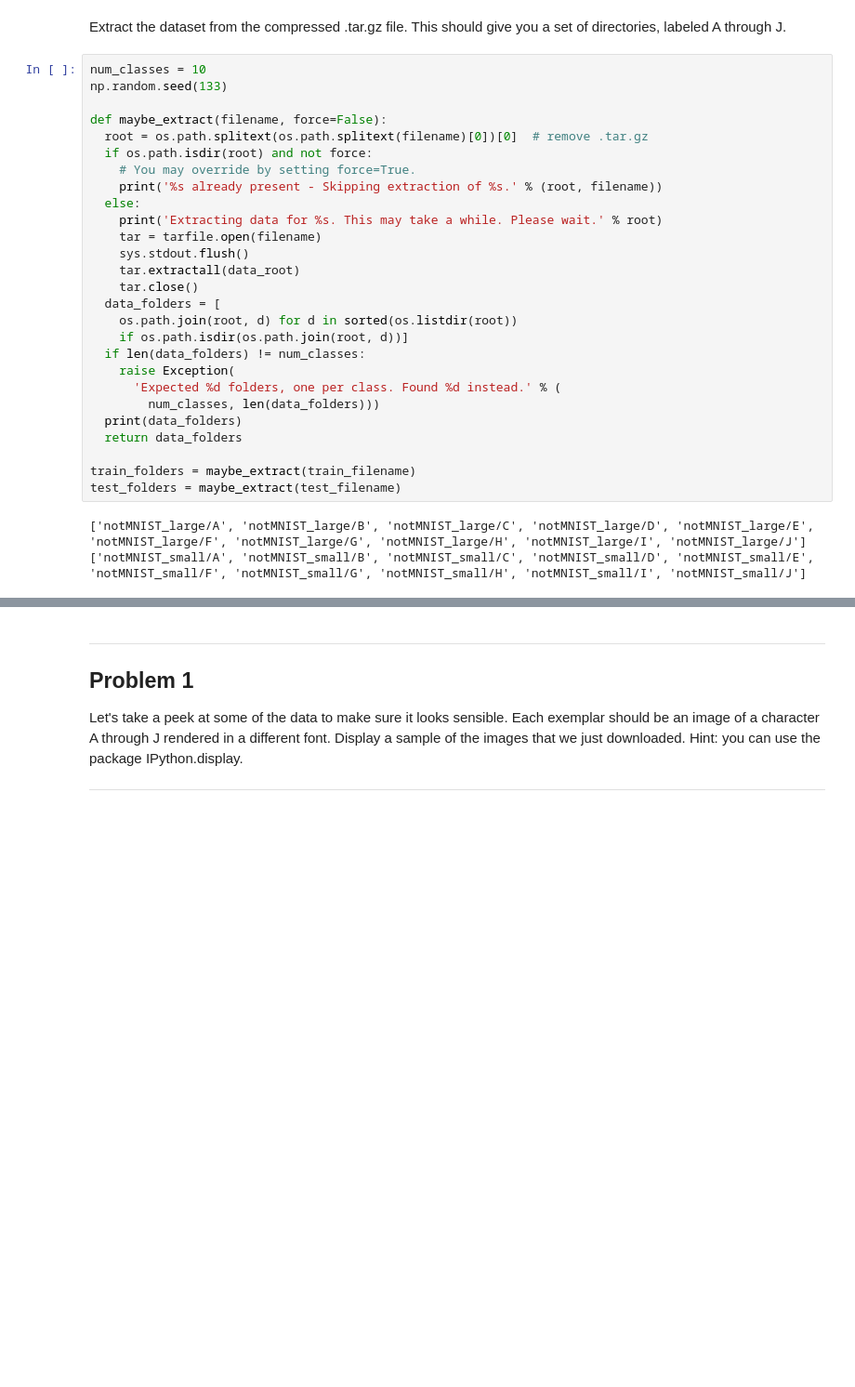
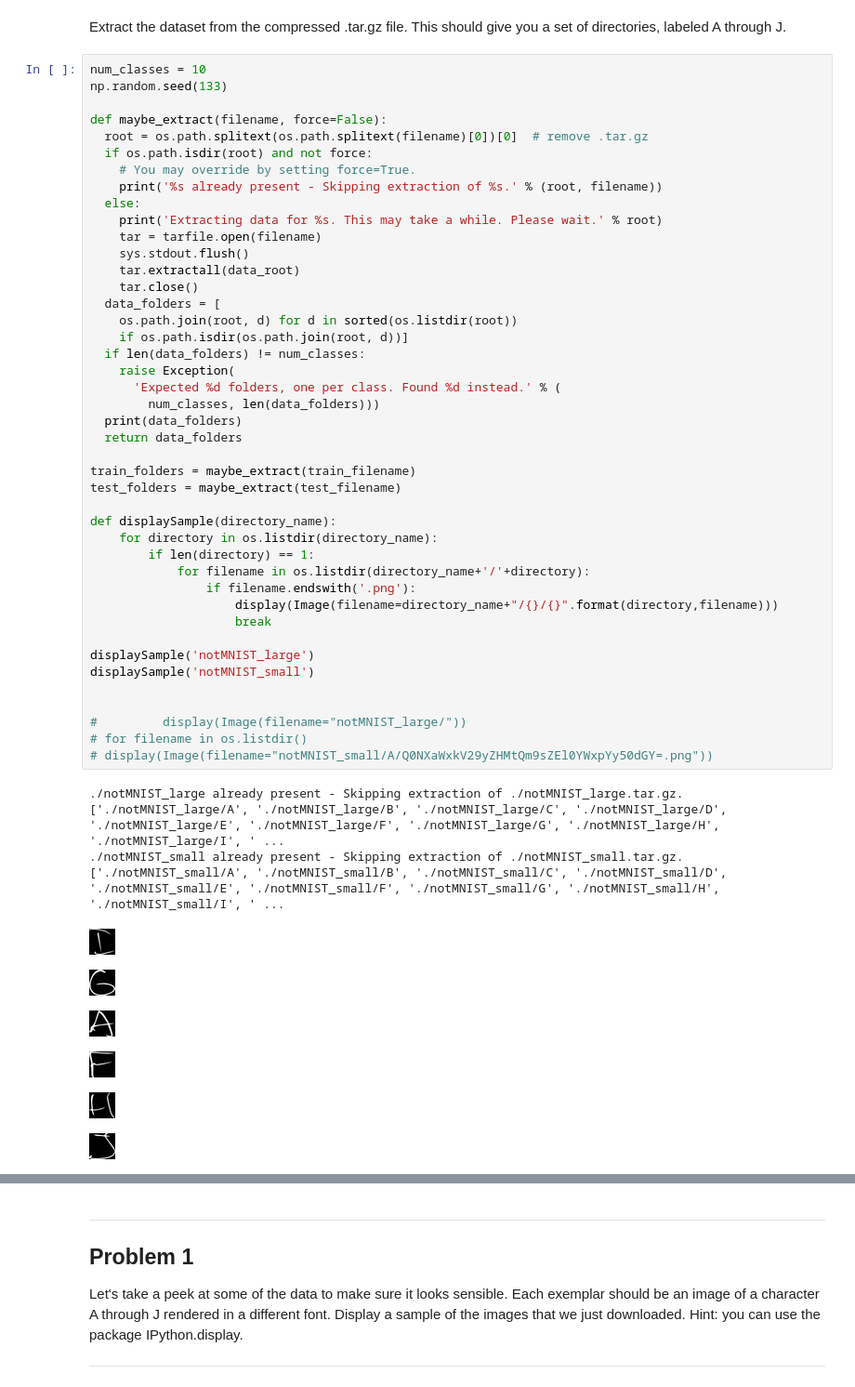
Before and after one commit to kevinko1788/udacity-notMNIST, a Jupyter notebook: 1_notmnist.ipynb, the cells around one changed output, grey strips where cells are left out. Shown: that part at 93% size. Cells and saved outputs as stored; diff of their text form; blank space fills up the shorter version.

```diff
--- a/1_notmnist.ipynb
+++ b/1_notmnist.ipynb
@@ -75,30 +75,54 @@ This should give you a set of directories, labeled A through J.
 # %%
 num_classes = 10
 np.random.seed(133)
 
 def maybe_extract(filename, force=False):
   root = os.path.splitext(os.path.splitext(filename)[0])[0]  # remove .tar.gz
   if os.path.isdir(root) and not force:
     # You may override by setting force=True.
     print('%s already present - Skipping extraction of %s.' % (root, filename))
   else:
     print('Extracting data for %s. This may take a while. Please wait.' % root)
     tar = tarfile.open(filename)
     sys.stdout.flush()
     tar.extractall(data_root)
     tar.close()
   data_folders = [
     os.path.join(root, d) for d in sorted(os.listdir(root))
     if os.path.isdir(os.path.join(root, d))]
   if len(data_folders) != num_classes:
     raise Exception(
       'Expected %d folders, one per class. Found %d instead.' % (
         num_classes, len(data_folders)))
   print(data_folders)
   return data_folders
 
 train_folders = maybe_extract(train_filename)
 test_folders = maybe_extract(test_filename)
+
+def displaySample(directory_name):
+    for directory in os.listdir(directory_name):
+        if len(directory) == 1:
+            for filename in os.listdir(directory_name+'/'+directory):
+                if filename.endswith('.png'):
+                    display(Image(filename=directory_name+"/{}/{}".format(directory,filename)))
+                    break
+
+displaySample('notMNIST_large')
+displaySample('notMNIST_small')
+
+
+#         display(Image(filename="notMNIST_large/"))
+# for filename in os.listdir()
+# display(Image(filename="notMNIST_small/A/Q0NXaWxkV29yZHMtQm9sZEl0YWxpYy50dGY=.png"))
 # %% [output]
-['notMNIST_large/A', 'notMNIST_large/B', 'notMNIST_large/C', 'notMNIST_large/D', 'notMNIST_large/E', 'notMNIST_large/F', 'notMNIST_large/G', 'notMNIST_large/H', 'notMNIST_large/I', 'notMNIST_large/J']
-['notMNIST_small/A', 'notMNIST_small/B', 'notMNIST_small/C', 'notMNIST_small/D', 'notMNIST_small/E', 'notMNIST_small/F', 'notMNIST_small/G', 'notMNIST_small/H', 'notMNIST_small/I', 'notMNIST_small/J']
+./notMNIST_large already present - Skipping extraction of ./notMNIST_large.tar.gz.
+['./notMNIST_large/A', './notMNIST_large/B', './notMNIST_large/C', './notMNIST_large/D', './notMNIST_large/E', './notMNIST_large/F', './notMNIST_large/G', './notMNIST_large/H', './notMNIST_large/I', ' ...
+./notMNIST_small already present - Skipping extraction of ./notMNIST_small.tar.gz.
+['./notMNIST_small/A', './notMNIST_small/B', './notMNIST_small/C', './notMNIST_small/D', './notMNIST_small/E', './notMNIST_small/F', './notMNIST_small/G', './notMNIST_small/H', './notMNIST_small/I', ' ...
+[figure, added]
+[figure, added]
+[figure, added]
+[figure, added]
+[figure, added]
+[figure, added]
```
Also changed, not shown: parts of 3 cells of this notebook.
